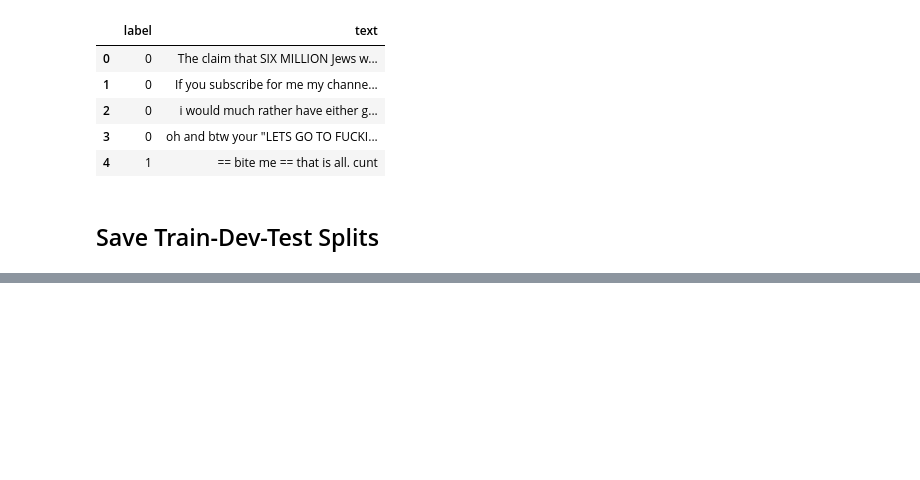
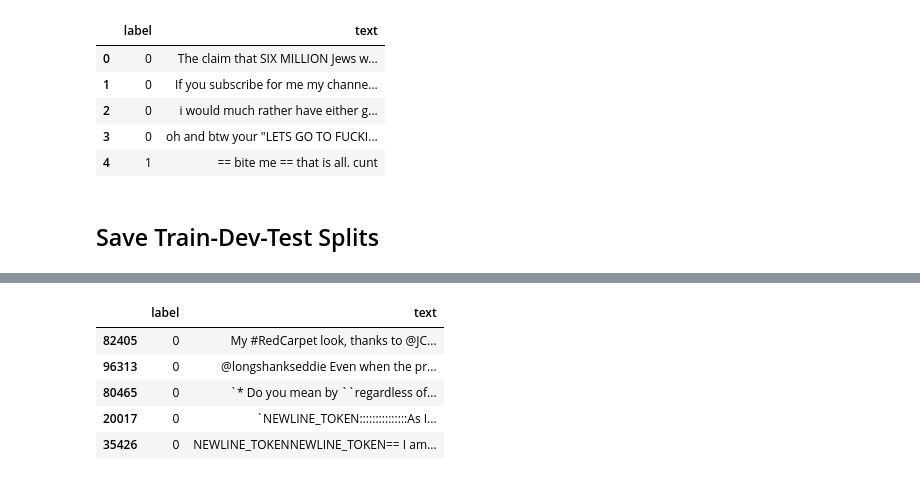
Before and after one commit to Ravi-Raghavan/CIS-5300-Final-Project, a Jupyter notebook: EDA.ipynb, the cells around one changed output, grey strips where cells are left out. Cells and saved outputs as stored; diff of their text form; code cells hidden in the pictures; blank space fills up the shorter version.

```diff
--- a/EDA.ipynb
+++ b/EDA.ipynb
@@ -123,0 +140,9 @@ test_df.to_csv("data/test_data_cleaned.csv")
+# %%
+dev_sample.head()
+# %% [output]
+|  | label | text |
+| 82405 | 0 | My #RedCarpet look, thanks to @JC... |
+| 96313 | 0 | @longshankseddie Even when the pr... |
+| 80465 | 0 | `* Do you mean by ``regardless of... |
+| 20017 | 0 | `NEWLINE_TOKEN:::::::::::::::As I... |
+| 35426 | 0 | NEWLINE_TOKENNEWLINE_TOKEN== I am... |
```
Also changed, not shown: parts of 6 cells of this notebook, 4 other files.
